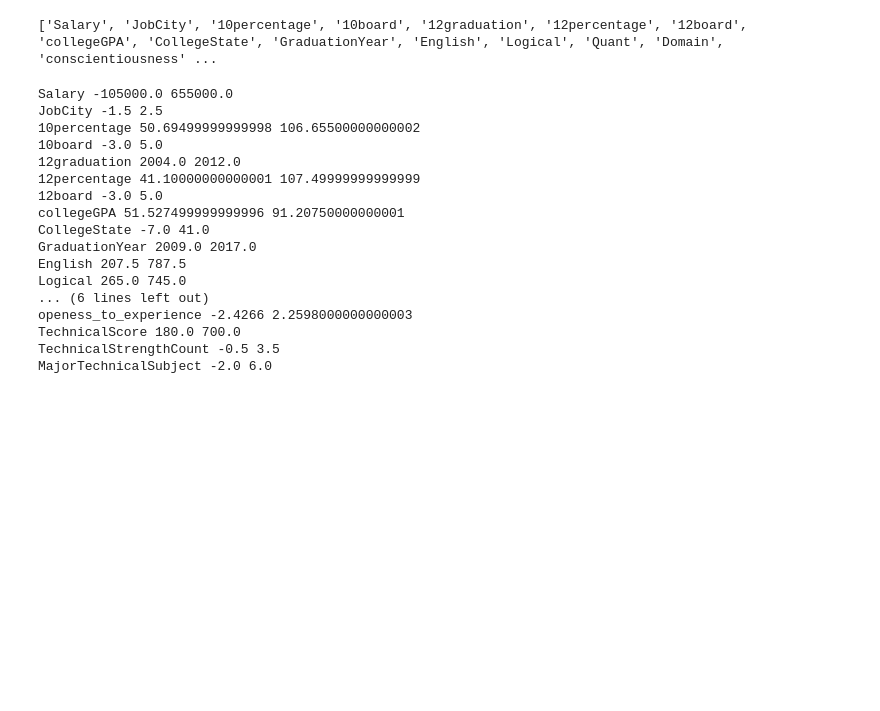
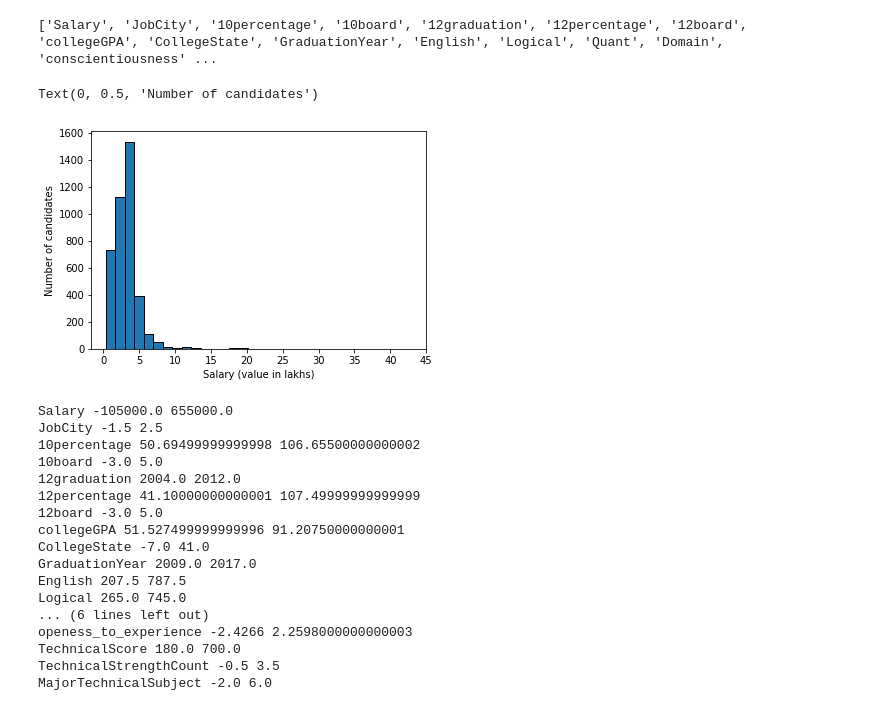
Before and after one commit to yashipro13/Predict-the-Package, a Jupyter notebook: amcat.ipynb, the cells around one changed output. Saved outputs shown, nothing was run; the diff lists cells and outputs as text; code cells hidden in the pictures; blank space fills up the shorter version.

```diff
--- a/amcat.ipynb
+++ b/amcat.ipynb
@@ -166,6 +170,14 @@ for i in employment_stats.columns:
 print(outlierFeatures)
 # %% [output]
 ['Salary', 'JobCity', '10percentage', '10board', '12graduation', '12percentage', '12board', 'collegeGPA', 'CollegeState', 'GraduationYear', 'English', 'Logical', 'Quant', 'Domain', 'conscientiousness' ...
+# %%
+plt.hist(employment_stats['Salary'], bins = 30, edgecolor = "black")
+plt.xticks([0, 500000, 1000000, 1500000, 2000000, 2500000, 3000000, 3500000, 4000000, 4500000], [0, 5, 10, 15, 20, 25, 30, 35, 40, 45])
+plt.xlabel("Salary (value in lakhs)")
+plt.ylabel("Number of candidates")
+# %% [output]
+Text(0, 0.5, 'Number of candidates')
+[figure, added]
 # %%
 for i in range(len(outlierFeatures)):
     employment_stats = employment_stats [employment_stats [outlierFeatures[i]] >= minOutliers[i]]
```
Also changed, not shown: parts of 13 cells of this notebook.
